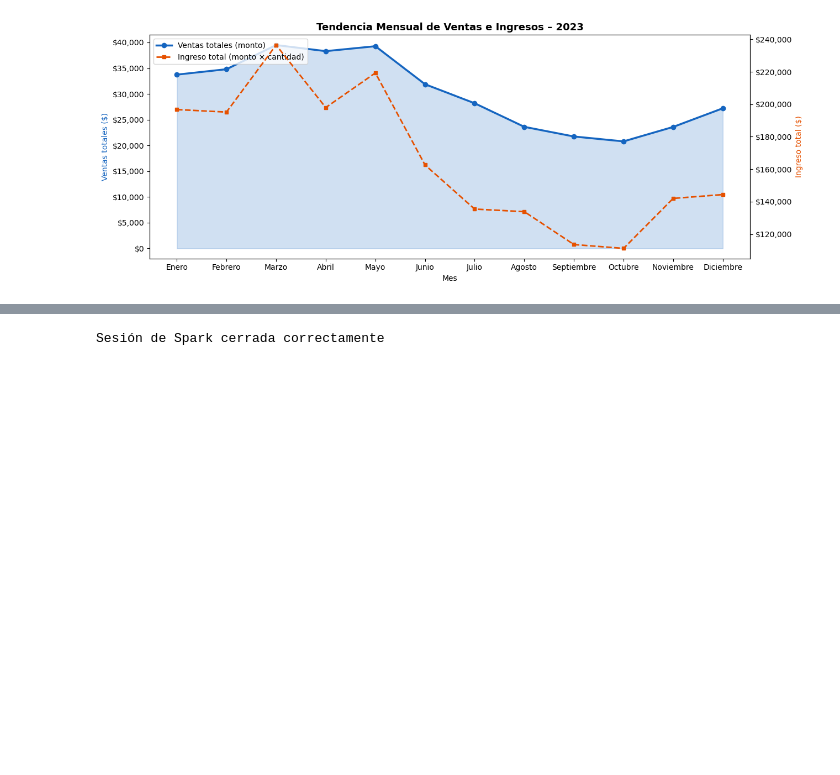
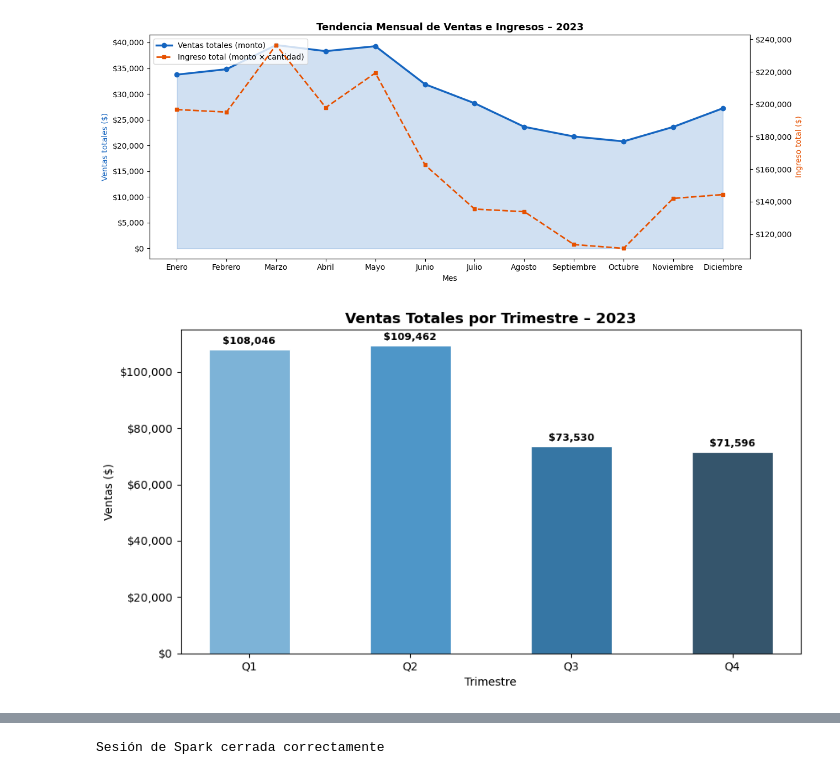
Before and after one commit to nicole-font-laz/big_data_mining_16_01_2026_T2, a Jupyter notebook: notebooks/task_2.ipynb, the cells around one changed output, grey strips where cells are left out. Cells and saved outputs as stored; diff of their text form; code cells hidden in the pictures; blank space fills up the shorter version.

Commit message:
add graphs

```diff
--- a/notebooks/task_2.ipynb
+++ b/notebooks/task_2.ipynb
@@ -217,3 +217,44 @@ plt.tight_layout() #Ajuste automático de los elementos
 plt.show()
 # %% [output]
 [figure]
+# %%
+#DISTRIBUCIÓN POR TRIMESTRE
+
+#Generar nuevo df con data agrupada por trimestre
+ventas_trim = df.groupBy("trimestre") \
+    .agg(
+        round(sum("monto"),  2).alias("ventas_totales"),
+        round(avg("monto"),  2).alias("venta_promedio"),
+        count("*").alias("dias")
+    ) \
+    .orderBy("trimestre") \
+    .toPandas()
+
+ventas_trim["etiqueta"] = "Q" + ventas_trim["trimestre"].astype(str)
+
+#Gráfica de barras por trimestre
+fig, ax = plt.subplots(figsize=(9, 5))
+
+bars = ax.bar(ventas_trim["etiqueta"], ventas_trim["ventas_totales"],   #Creación del gráfico de barras
+              color=sns.color_palette("Blues_d", 4),                    #Paleta de colores degradada Blues_d
+              edgecolor="white", linewidth=0.8, width=0.5)
+
+
+for bar in bars:                            #Agregar etoquetas sobre cada barra
+    ax.text(bar.get_x() + bar.get_width()/2,
+            bar.get_height() + ventas_trim["ventas_totales"].max() * 0.01,
+            f"${bar.get_height():,.0f}",    #Formato
+            ha="center", va="bottom",       #Alineación centrada y sobre la barra
+            fontsize=9, fontweight="bold")
+
+ax.set_title("Ventas Totales por Trimestre – 2023",
+             fontsize=13, fontweight="bold")
+ax.set_xlabel("Trimestre")
+ax.set_ylabel("Ventas ($)")
+
+ax.yaxis.set_major_formatter(mticker.FuncFormatter(lambda x,_: f"${x:,.0f}")) #Agregar formato a valores del eje Y
+
+plt.tight_layout()
+plt.show()
+# %% [output]
+[figure, added]
```
Also changed, not shown: parts of 2 cells of this notebook.
